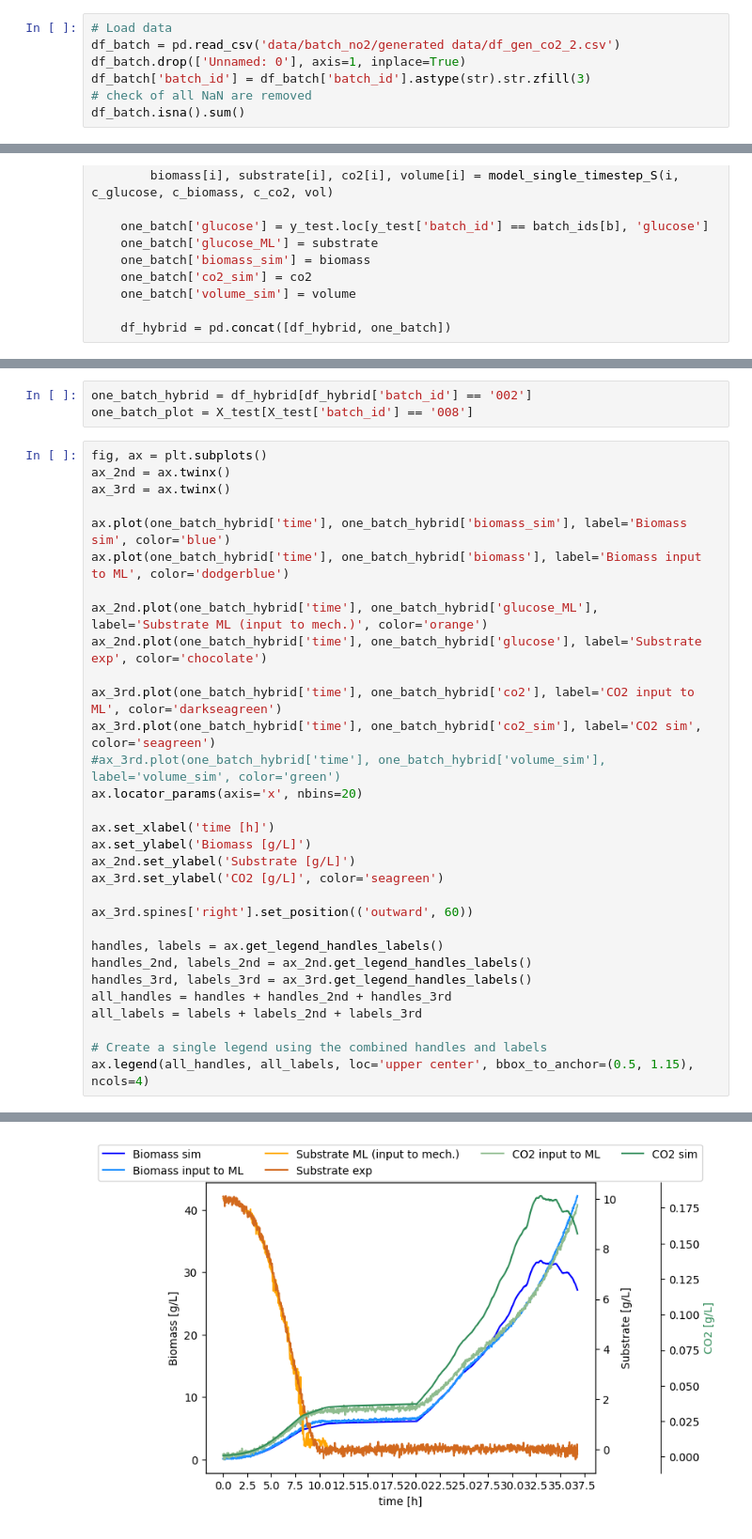
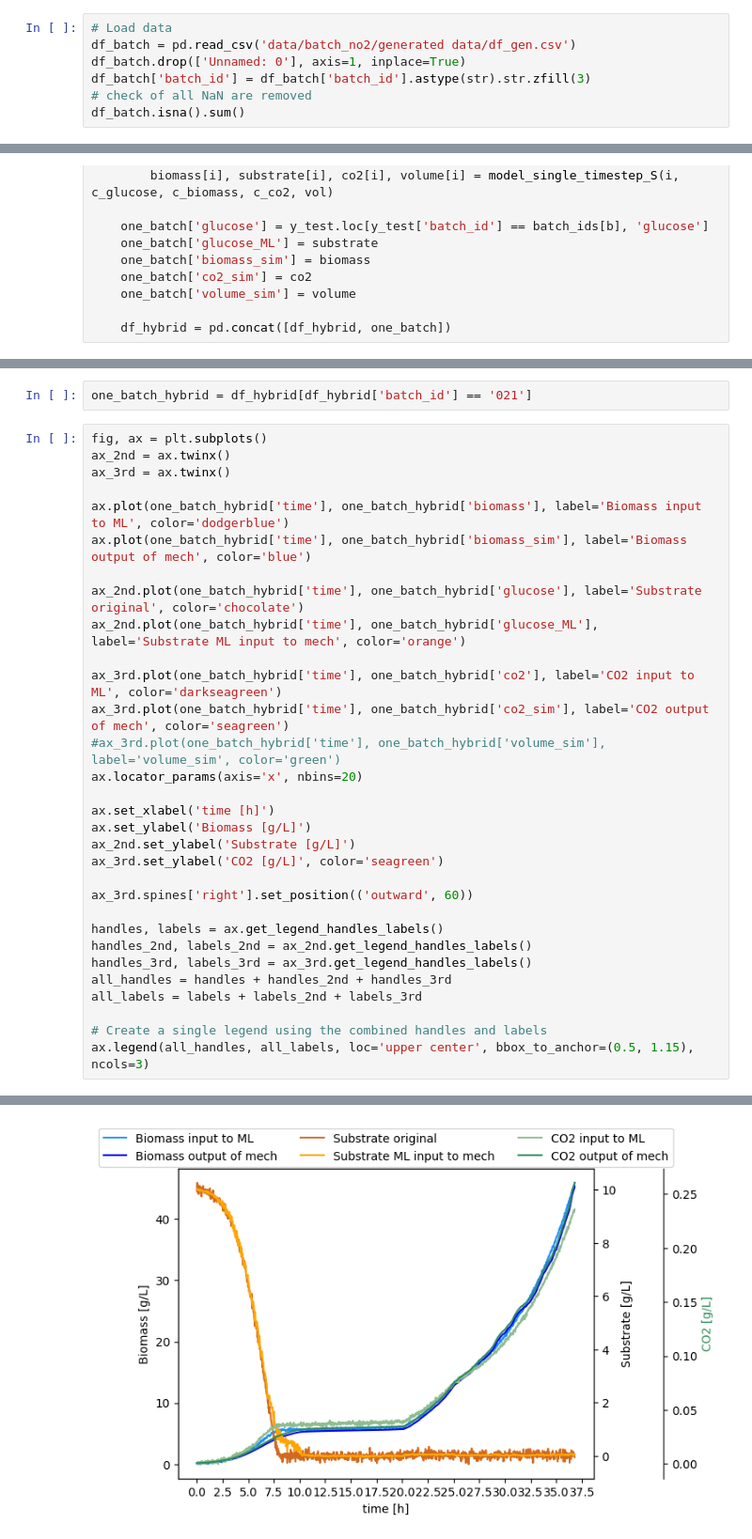
Before and after one commit to boripf/hybrid-model-corynebacterium, a Jupyter notebook: G_no2_hybrid_S.ipynb, the cells around one changed output, grey strips where cells are left out. Shown at 94% size. Saved outputs shown, nothing was run; the diff lists cells and outputs as text.

Commit message:
Hybrid Model - introduction

```diff
--- a/G_no2_hybrid_S.ipynb
+++ b/G_no2_hybrid_S.ipynb
@@ -16,6 +34,6 @@ with open('config/parameters.yml', 'r') as file:
 # %%
 # Load data
-df_batch = pd.read_csv('data/batch_no2/generated data/df_gen_co2_2.csv')
+df_batch = pd.read_csv('data/batch_no2/generated data/df_gen.csv')
 df_batch.drop(['Unnamed: 0'], axis=1, inplace=True)
 df_batch['batch_id'] = df_batch['batch_id'].astype(str).str.zfill(3)
 # check of all NaN are removed
@@ -133,37 +160,36 @@ array(['002', '003', '015', '039', '051', '053', '054', '060', '081',
 # %%
-one_batch_hybrid = df_hybrid[df_hybrid['batch_id'] == '002']
-one_batch_plot = X_test[X_test['batch_id'] == '008']
+one_batch_hybrid = df_hybrid[df_hybrid['batch_id'] == '021']
 # %%
 fig, ax = plt.subplots()
 ax_2nd = ax.twinx()
 ax_3rd = ax.twinx()
 
-ax.plot(one_batch_hybrid['time'], one_batch_hybrid['biomass_sim'], label='Biomass sim', color='blue')
 ax.plot(one_batch_hybrid['time'], one_batch_hybrid['biomass'], label='Biomass input to ML', color='dodgerblue')
+ax.plot(one_batch_hybrid['time'], one_batch_hybrid['biomass_sim'], label='Biomass output of mech', color='blue')
 
-ax_2nd.plot(one_batch_hybrid['time'], one_batch_hybrid['glucose_ML'], label='Substrate ML (input to mech.)', color='orange')
-ax_2nd.plot(one_batch_hybrid['time'], one_batch_hybrid['glucose'], label='Substrate exp', color='chocolate')
+ax_2nd.plot(one_batch_hybrid['time'], one_batch_hybrid['glucose'], label='Substrate original', color='chocolate')
+ax_2nd.plot(one_batch_hybrid['time'], one_batch_hybrid['glucose_ML'], label='Substrate ML input to mech', color='orange')
 
 ax_3rd.plot(one_batch_hybrid['time'], one_batch_hybrid['co2'], label='CO2 input to ML', color='darkseagreen')
-ax_3rd.plot(one_batch_hybrid['time'], one_batch_hybrid['co2_sim'], label='CO2 sim', color='seagreen')
+ax_3rd.plot(one_batch_hybrid['time'], one_batch_hybrid['co2_sim'], label='CO2 output of mech', color='seagreen')
 #ax_3rd.plot(one_batch_hybrid['time'], one_batch_hybrid['volume_sim'], label='volume_sim', color='green')
 ax.locator_params(axis='x', nbins=20)
 
 ax.set_xlabel('time [h]')
 ax.set_ylabel('Biomass [g/L]')
 ax_2nd.set_ylabel('Substrate [g/L]')
 ax_3rd.set_ylabel('CO2 [g/L]', color='seagreen')
 
 ax_3rd.spines['right'].set_position(('outward', 60))
 
 handles, labels = ax.get_legend_handles_labels()
 handles_2nd, labels_2nd = ax_2nd.get_legend_handles_labels()
 handles_3rd, labels_3rd = ax_3rd.get_legend_handles_labels()
 all_handles = handles + handles_2nd + handles_3rd
 all_labels = labels + labels_2nd + labels_3rd
 
 # Create a single legend using the combined handles and labels
-ax.legend(all_handles, all_labels, loc='upper center', bbox_to_anchor=(0.5, 1.15), ncols=4)
+ax.legend(all_handles, all_labels, loc='upper center', bbox_to_anchor=(0.5, 1.15), ncols=3)
 # %% [output]
 <matplotlib.legend.Legend at 0x...>
-[figure, old version]
+[figure, new version]
```
Also changed, not shown: parts of 13 cells of this notebook, 8 other files.
